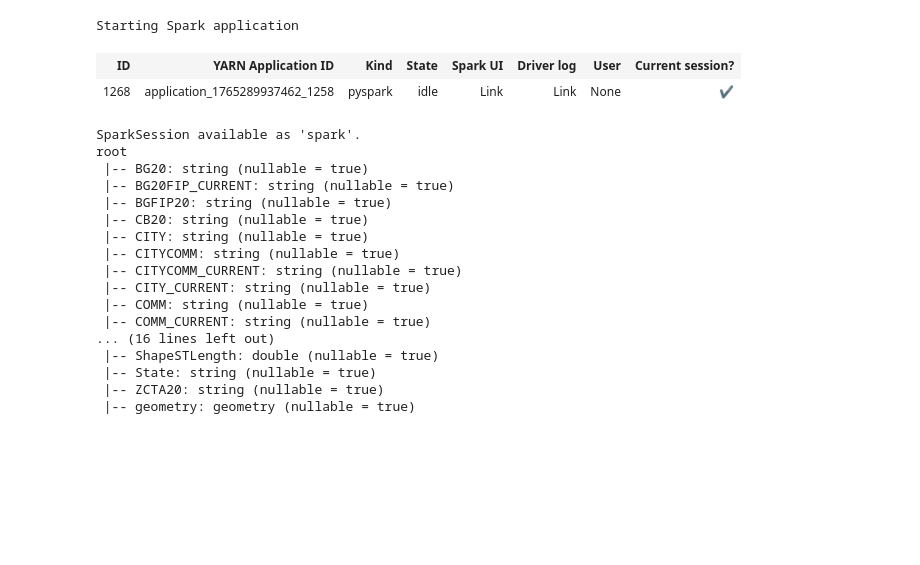
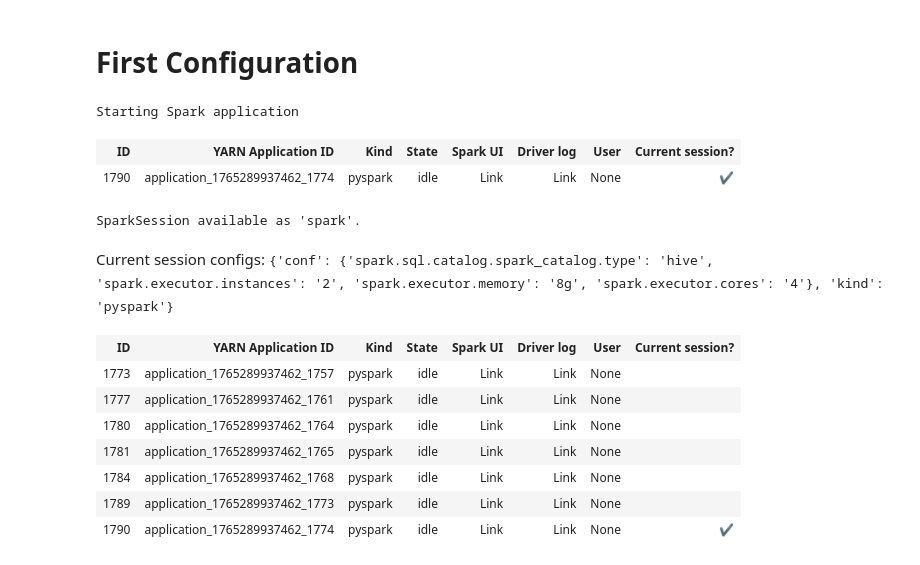
Before and after one commit to strange-program/Semester-Project-in-Advanced-Topics-of-Database-Systems, a Jupyter notebook: Query_5.ipynb, the cells around one changed output. Cells and saved outputs as stored; diff of their text form; code cells hidden in the pictures; blank space fills up the shorter version.

Commit message:
Final Notebooks

```diff
--- a/Query_5.ipynb
+++ b/Query_5.ipynb
@@ -1,47 +1,25 @@
-# %%
-from sedona.spark import *
-from pyspark.sql.functions import col
-from pyspark.sql import SparkSession
-
-# Create spark Session
-spark = SparkSession.builder \
-    .appName("GeoJSON read") \
-    .getOrCreate()
-
-# Create sedona context
-sedona = SedonaContext.create(spark)
-# Read the file from s3
-geojson_path = "s3://initial-notebook-data-bucket-dblab-905418150721/project_data/LA_Census_Blocks_2020.geojson"
-blocks_df = sedona.read.format("geojson") \
-            .option("multiLine", "true").load(geojson_path) \
-            .selectExpr("explode(features) as features") \
-            .select("features.*")
-# Formatting magic
-flattened_df = blocks_df.select( \
-                [col(f"properties.{col_name}").alias(col_name) for col_name in \
-                blocks_df.schema["properties"].dataType.fieldNames()] + ["geometry"]) \
-            .drop("properties") \
-            .drop("type")
-# Print schema
-flattened_df.printSchema()
-# %% [output]
-Starting Spark application
-| ID | YARN Application ID | Kind | State | Spark UI | Driver log | User | Current session? |
-| 1268 | application_1765289937462_1258 | pyspark | idle | Link | Link | None | ✔ |
-SparkSession available as 'spark'.
-root
- |-- BG20: string (nullable = true)
- |-- BG20FIP_CURRENT: string (nullable = true)
- |-- BGFIP20: string (nullable = true)
- |-- CB20: string (nullable = true)
- |-- CITY: string (nullable = true)
- |-- CITYCOMM: string (nullable = true)
- |-- CITYCOMM_CURRENT: string (nullable = true)
- |-- CITY_CURRENT: string (nullable = true)
- |-- COMM: string (nullable = true)
- |-- COMM_CURRENT: string (nullable = true)
-... (16 lines left out)
- |-- ShapeSTLength: double (nullable = true)
- |-- State: string (nullable = true)
- |-- ZCTA20: string (nullable = true)
- |-- geometry: geometry (nullable = true)
+# %% [markdown]
+# First Configuration
+# %%
+%%configure -f
+{
+    "conf":{
+        "spark.executor.instances": "2",
+        "spark.executor.memory": "8g",
+        "spark.executor.cores": "4"
+    }
+}
+# %% [output]
+Starting Spark application
+| ID | YARN Application ID | Kind | State | Spark UI | Driver log | User | Current session? |
+| 1790 | application_1765289937462_1774 | pyspark | idle | Link | Link | None | ✔ |
+SparkSession available as 'spark'.
+Current session configs: {'conf': {'spark.sql.catalog.spark_catalog.type': 'hive', 'spark.executor.instances': '2', 'spark.executor.memory': '8g', 'spark.executor.cores': '4'}, 'kind': 'pyspark'}
+| ID | YARN Application ID | Kind | State | Spark UI | Driver log | User | Current session? |
+| 1773 | application_1765289937462_1757 | pyspark | idle | Link | Link | None |  |
+| 1777 | application_1765289937462_1761 | pyspark | idle | Link | Link | None |  |
+| 1780 | application_1765289937462_1764 | pyspark | idle | Link | Link | None |  |
+| 1781 | application_1765289937462_1765 | pyspark | idle | Link | Link | None |  |
+| 1784 | application_1765289937462_1768 | pyspark | idle | Link | Link | None |  |
+| 1789 | application_1765289937462_1773 | pyspark | idle | Link | Link | None |  |
+| 1790 | application_1765289937462_1774 | pyspark | idle | Link | Link | None | ✔ |
```
Also changed, not shown: parts of 12 cells of this notebook, 4 other files.
